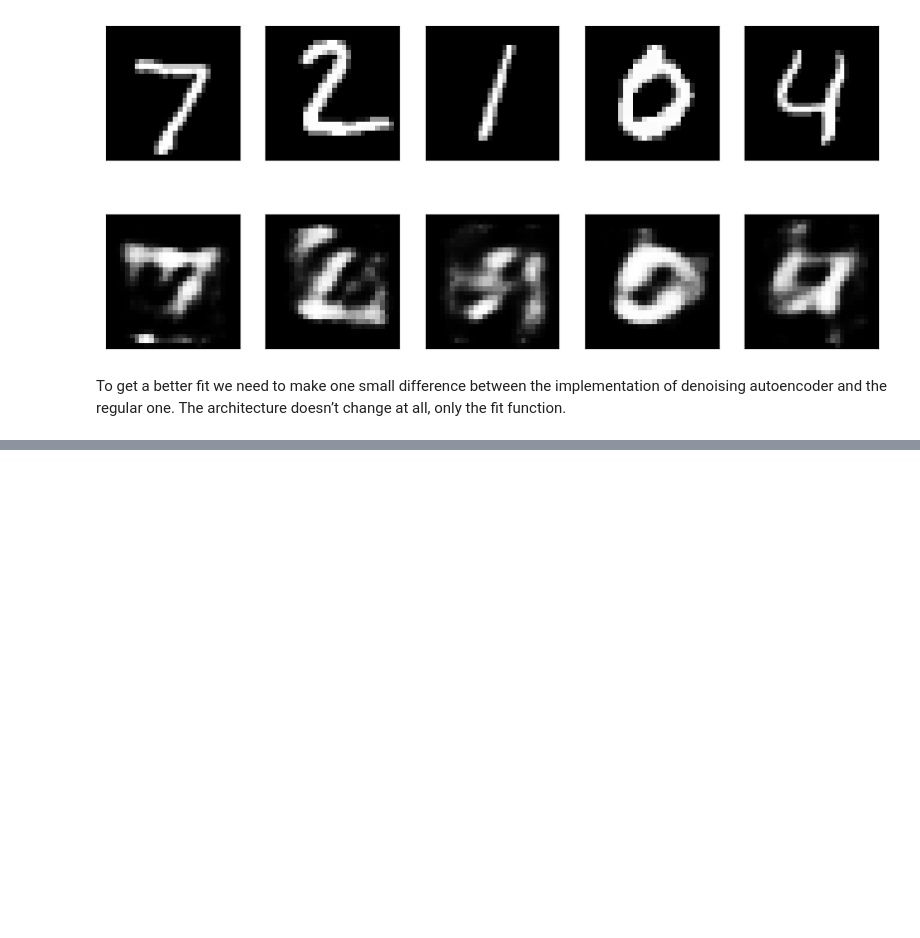
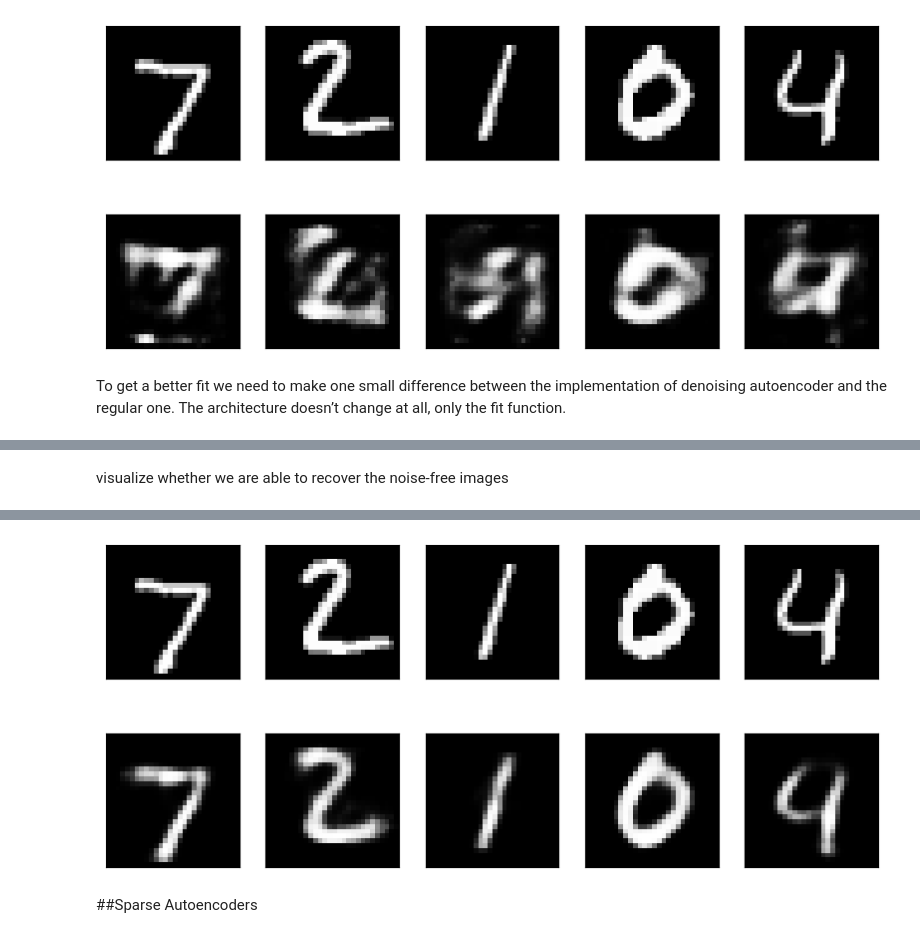
Before and after one commit to Andrei-WongE/ML_sandbox, a Jupyter notebook: Class_8.ipynb, the cells around one changed output, grey strips where cells are left out. Drawn from its saved outputs; the diff is of its cells as text; code cells hidden in the pictures; blank space fills up the shorter version.

```diff
--- a/Class_8.ipynb
+++ b/Class_8.ipynb
@@ -178,5 +178,5 @@ To get a better fit we need to make one small difference between the implementat
 autoencoder and the regular one. The architecture doesn’t change at all, only the fit function.
 # %%
 #Denoising autoencoder is trained as:
-autoencoder.fit(x_train_noisy)
+autoencoder.fit(x_train_noisy, x_train)
 # %% [output]
@@ -186,0 +187,2 @@ ValueError: in user code:
+# %%
+autoencoder.fit(x_train_noisy, x_train, epochs=3)
@@ -186,0 +197,5 @@ ValueError: in user code:
+# %% [markdown]
+visualize whether we are able to recover the noise-free images
+# %%
+plot_image_comparison(x_test, autoencoder.predict(x_test_noisy))
+# %% [output]
@@ -186,0 +204,3 @@ ValueError: in user code:
+[figure, added]
+# %% [markdown]
+##Sparse Autoencoders
```
Also changed, not shown: parts of 14 cells of this notebook.
